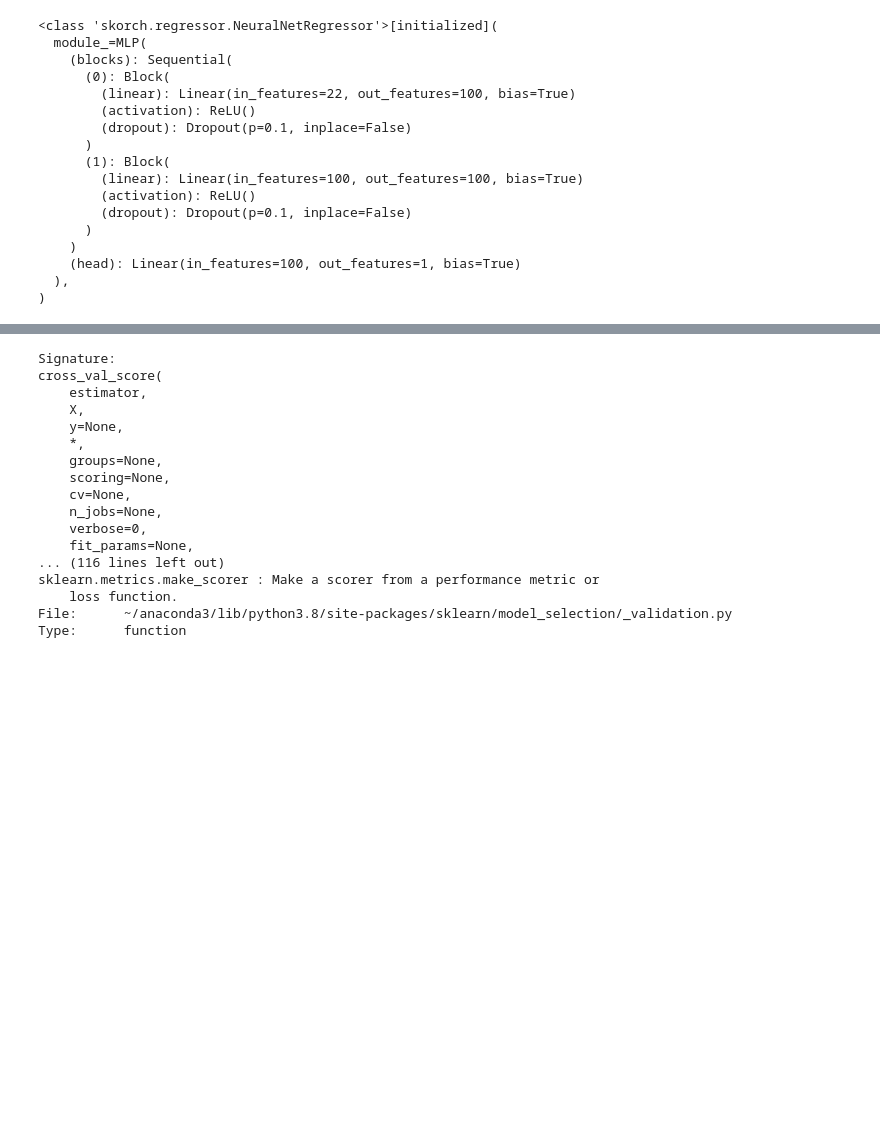
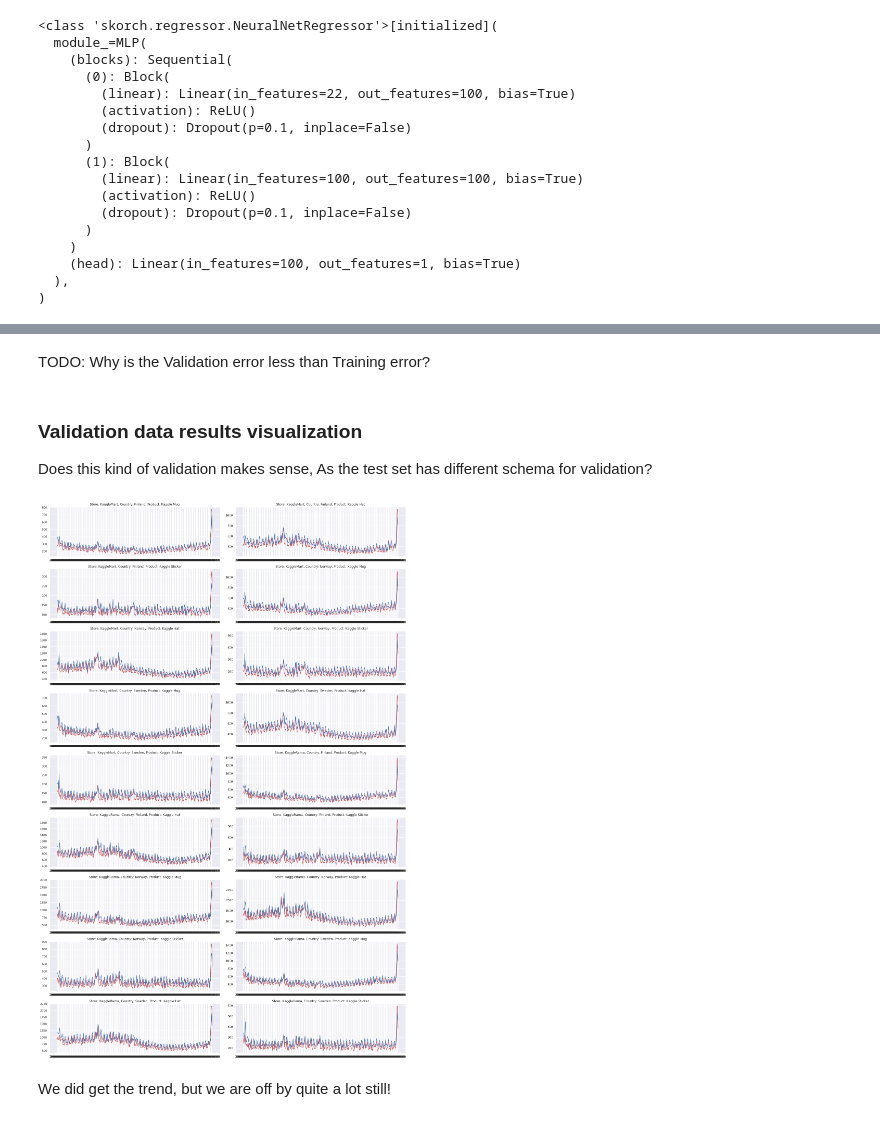
Before and after one commit to saratbhargava/torch_tutor, a Jupyter notebook: timeseries_pred_Jan2022.ipynb, the cells around one changed output, grey strips where cells are left out. Saved outputs shown, nothing was run; the diff lists cells and outputs as text; code cells hidden in the pictures; blank space fills up the shorter version.

```diff
--- a/timeseries_pred_Jan2022.ipynb
+++ b/timeseries_pred_Jan2022.ipynb
@@ -28,8 +33,8 @@ import tensorwatch as tw
 # %% [markdown]
 ## Read data and visualization
 # %%
-train_data = pd.read_csv("input/tabular-playground-series-jan2022/train.csv")
-test_data = pd.read_csv("input/tabular-playground-series-jan2022/test.csv")
+train_data = pd.read_csv("input/tabular-playground-series-jan-2022/train.csv")
+test_data = pd.read_csv("input/tabular-playground-series-jan-2022/test.csv")
 # %%
 train_data.head()
 # %% [output]
@@ -187,5 +276,5 @@ array([[36.386063],
 # %%
-mlp_2layer_model.fit(train_features_trans, train_labels, epochs=50)
+mlp_2layer_model.fit(X_train, y_train, epochs=params['epochs'])
 # %% [output]
 Re-initializing module because the following parameters were re-set: d_in, d_layers, d_out, dropout.
 Re-initializing criterion.
@@ -232,23 +313,49 @@ def regression_results(y_true, y_pred):
-# %%
-cross_val_score(
-    mlp_2layer_model,
-
-)
-# %% [output]
-Signature:
-cross_val_score(
-    estimator,
-    X,
-    y=None,
-    *,
-    groups=None,
-    scoring=None,
-    cv=None,
-    n_jobs=None,
-    verbose=0,
-    fit_params=None,
-... (116 lines left out)
-sklearn.metrics.make_scorer : Make a scorer from a performance metric or
-    loss function.
-File:      ~/anaconda3/lib/python3.8/site-packages/sklearn/model_selection/_validation.py
-Type:      function
+# %% [markdown]
+TODO: Why is the Validation error less than Training error?
+# %% [markdown]
+### Validation data results visualization
+
+Does this kind of validation makes sense, As the test set has different schema for validation?
+# %%
+def plot_validation_predictions(model, X_valid, y_valid, train_features_df):
+    num_valid = y_valid.shape[0]
+    valid_features_df = train_features_df.iloc[-num_valid:, :]
+    valid_labels = y_valid
+    train_features_labels['store']
+
+    # pred on valid set
+    y_valid_pred = model.predict(X_valid)
+
+    # unique cat feature
+    store_names = train_data.store.unique()
+    country_names = train_data.country.unique()
+    product_names = train_data['product'].unique()
+
+    fig, axs = plt.subplots(nrows=9, ncols=2, figsize=(20, 30))
+    axs = axs.flatten()
+
+    idx = 0
+    features_list = []
+    for store_name in store_names:
+        for country_name in country_names:
+            for product_name in product_names:
+                subselect_mask = ((valid_features_df['store'] == store_name) &
+                            (valid_features_df['country'] == country_name) &
+                            (valid_features_df['product'] == product_name))
+                valid_features_subselect = valid_features_df[subselect_mask]
+                valid_labels_subselect = valid_labels[subselect_mask]
+                y_valid_pred_subselect = y_valid_pred[subselect_mask]
+                axs[idx].plot(valid_features_subselect['date'], valid_labels_subselect, c='r')
+                axs[idx].plot(valid_features_subselect['date'], y_valid_pred_subselect, c='b')
+                axs[idx].set_title(
+                    f"Store: {store_name}, Country: {country_name}, Product: {product_name}"
+                )
+                idx += 1
+    fig.tight_layout()
+    return
+# %%
+plot_validation_predictions(mlp_2layer_model, X_valid, y_valid, train_features_df)
+# %% [output]
+[figure, added]
+# %% [markdown]
+We did get the trend, but we are off by quite a lot still!
```
Also changed, not shown: parts of 31 cells of this notebook, 15 other files.
